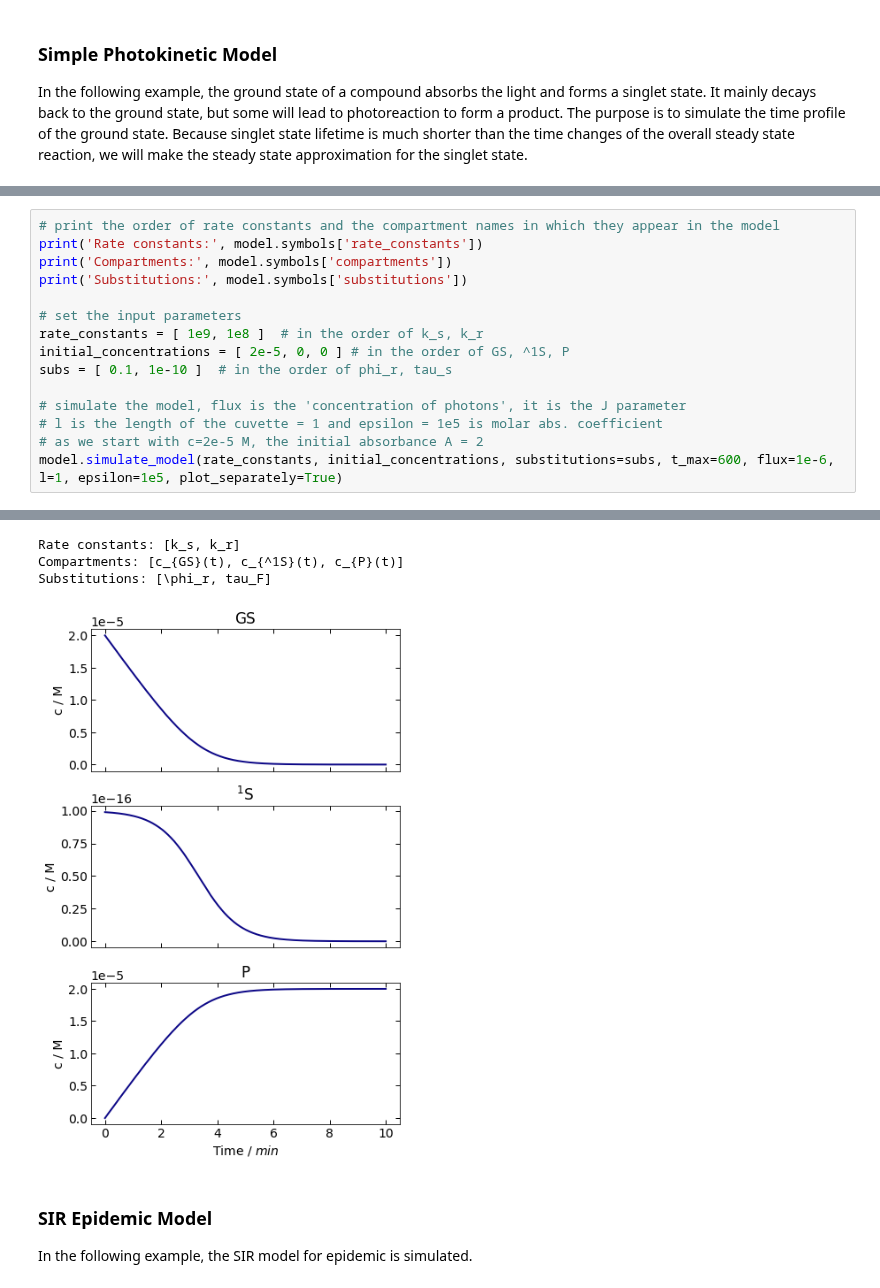
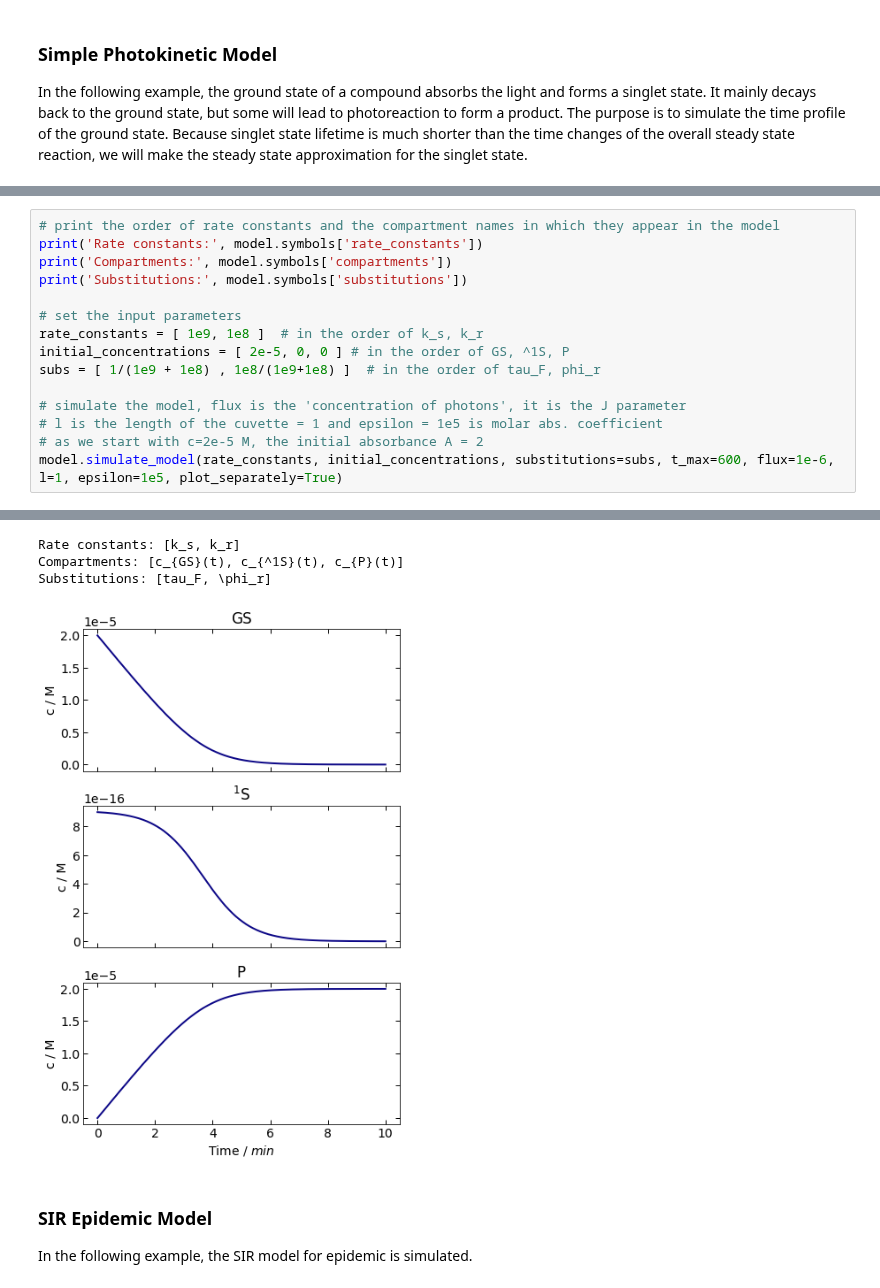
Before and after one commit to dmadea/Photo-Kinetic-Simulator, a Jupyter notebook: Simulator.ipynb, the cells around one changed output, grey strips where cells are left out. Drawn from its saved outputs; the diff is of its cells as text.

```diff
--- a/Simulator.ipynb
+++ b/Simulator.ipynb
@@ -193,7 +220,7 @@ print('Substitutions:', model.symbols['substitutions'])
 # set the input parameters
 rate_constants = [ 1e9, 1e8 ]  # in the order of k_s, k_r
 initial_concentrations = [ 2e-5, 0, 0 ] # in the order of GS, ^1S, P
-subs = [ 0.1, 1e-10 ]  # in the order of phi_r, tau_s
+subs = [ 1/(1e9 + 1e8) , 1e8/(1e9+1e8) ]  # in the order of tau_F, phi_r
 
 # simulate the model, flux is the 'concentration of photons', it is the J parameter
 # l is the length of the cuvette = 1 and epsilon = 1e5 is molar abs. coefficient
@@ -203,7 +234,7 @@ model.simulate_model(rate_constants, initial_concentrations, substitutions=subs,
 Rate constants: [k_s, k_r]
 Compartments: [c_{GS}(t), c_{^1S}(t), c_{P}(t)]
-Substitutions: [\phi_r, tau_F]
+Substitutions: [tau_F, \phi_r]
-[figure, old version]
+[figure, new version]
 # %% [markdown]
 ### SIR Epidemic Model
 
```
Also changed, not shown: parts of 16 cells of this notebook.
